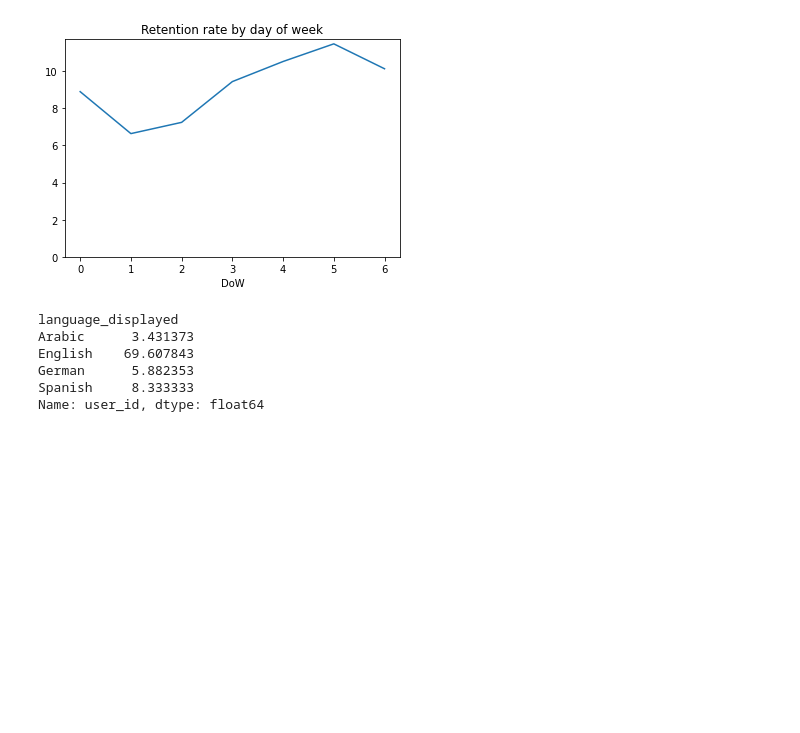
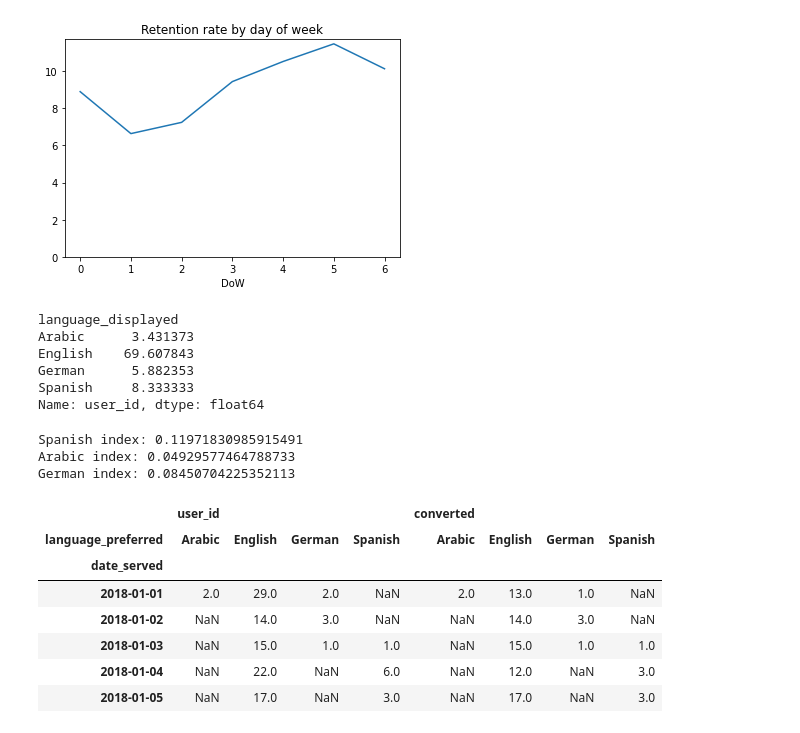
Before and after one commit to MengOonLee/Marketing_analytic, a Jupyter notebook: Tutorial/Analyze_Marketing_Campaign.ipynb, the cells around one changed output. Saved outputs shown, nothing was run; the diff lists cells and outputs as text; code cells hidden in the pictures; blank space fills up the shorter version.

```diff
--- a/Tutorial/Analyze_Marketing_Campaign.ipynb
+++ b/Tutorial/Analyze_Marketing_Campaign.ipynb
@@ -397,3 +397,34 @@ English    69.607843
 German      5.882353
 Spanish     8.333333
 Name: user_id, dtype: float64
+# %%
+# Index other language conversion rate against English
+spanish_index = lang_conv['Spanish']/lang_conv['English']
+arabic_index = lang_conv['Arabic']/lang_conv['English']
+german_index = lang_conv['German']/lang_conv['English']
+# Interpreting indexes
+print("Spanish index:", spanish_index)
+print("Arabic index:", arabic_index)
+print("German index:", german_index)
+# %% [output]
+Spanish index: 0.11971830985915491
+Arabic index: 0.04929577464788733
+German index: 0.08450704225352113
+# %%
+# Daily conversion
+# Create actual conversion DataFrame
+language_conversion = house_ads.groupby(['date_served',
+    'language_preferred'])\
+    .agg({'user_id':'nunique', 'converted':'sum'})
+language_conversion = pd.DataFrame(
+    language_conversion.unstack(level=1))
+language_conversion.head()
+# %% [output]
+|  | user_id |  |  |  | converted |  |  |  |
+| language_preferred | Arabic | English | German | Spanish | Arabic | English | German | Spanish |
+| date_served |  |  |  |  |  |  |  |  |
+| 2018-01-01 | 2.0 | 29.0 | 2.0 | NaN | 2.0 | 13.0 | 1.0 | NaN |
+| 2018-01-02 | NaN | 14.0 | 3.0 | NaN | NaN | 14.0 | 3.0 | NaN |
+| 2018-01-03 | NaN | 15.0 | 1.0 | 1.0 | NaN | 15.0 | 1.0 | 1.0 |
+| 2018-01-04 | NaN | 22.0 | NaN | 6.0 | NaN | 12.0 | NaN | 3.0 |
+| 2018-01-05 | NaN | 17.0 | NaN | 3.0 | NaN | 17.0 | NaN | 3.0 |
```
Also changed, not shown: parts of 3 cells of this notebook, 1 other file.
